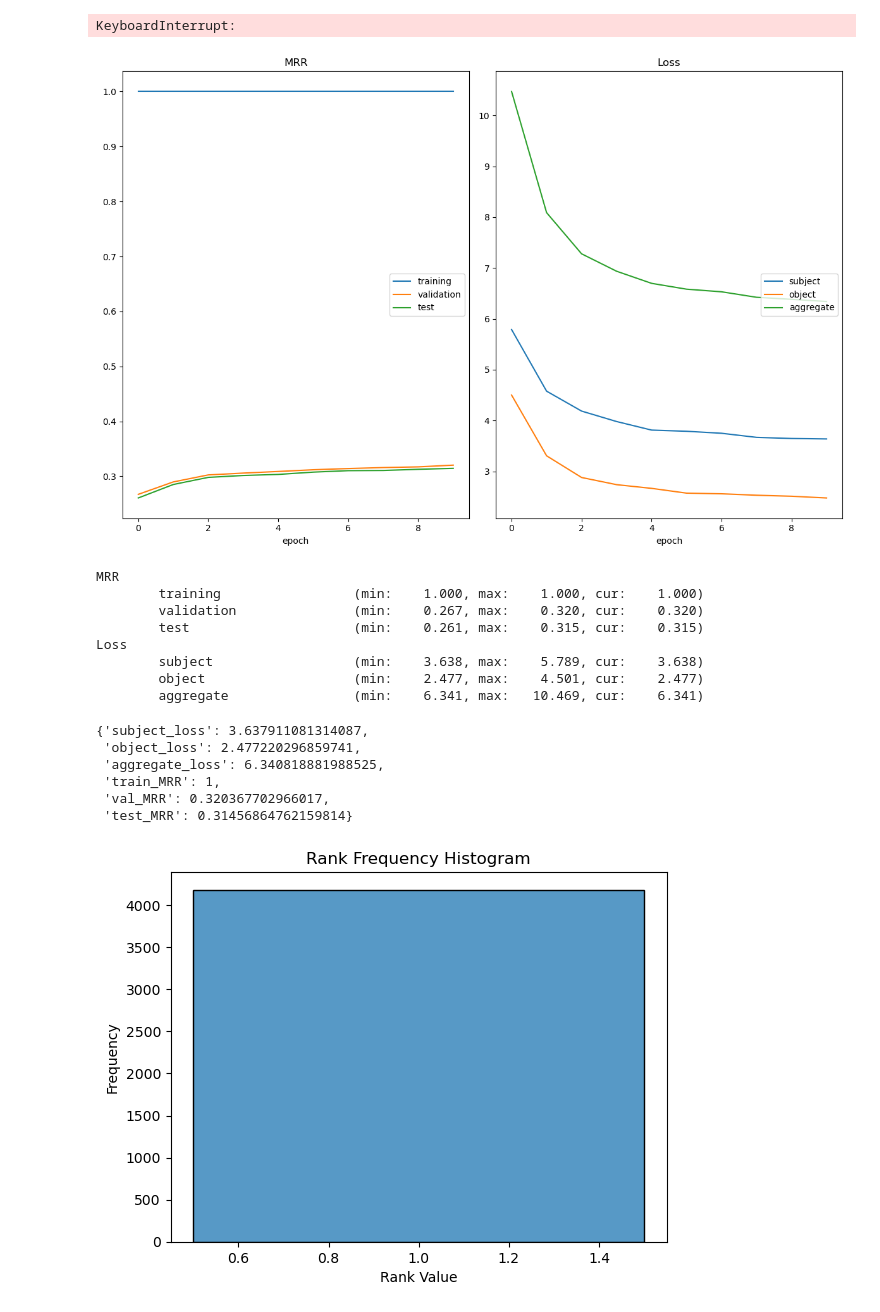
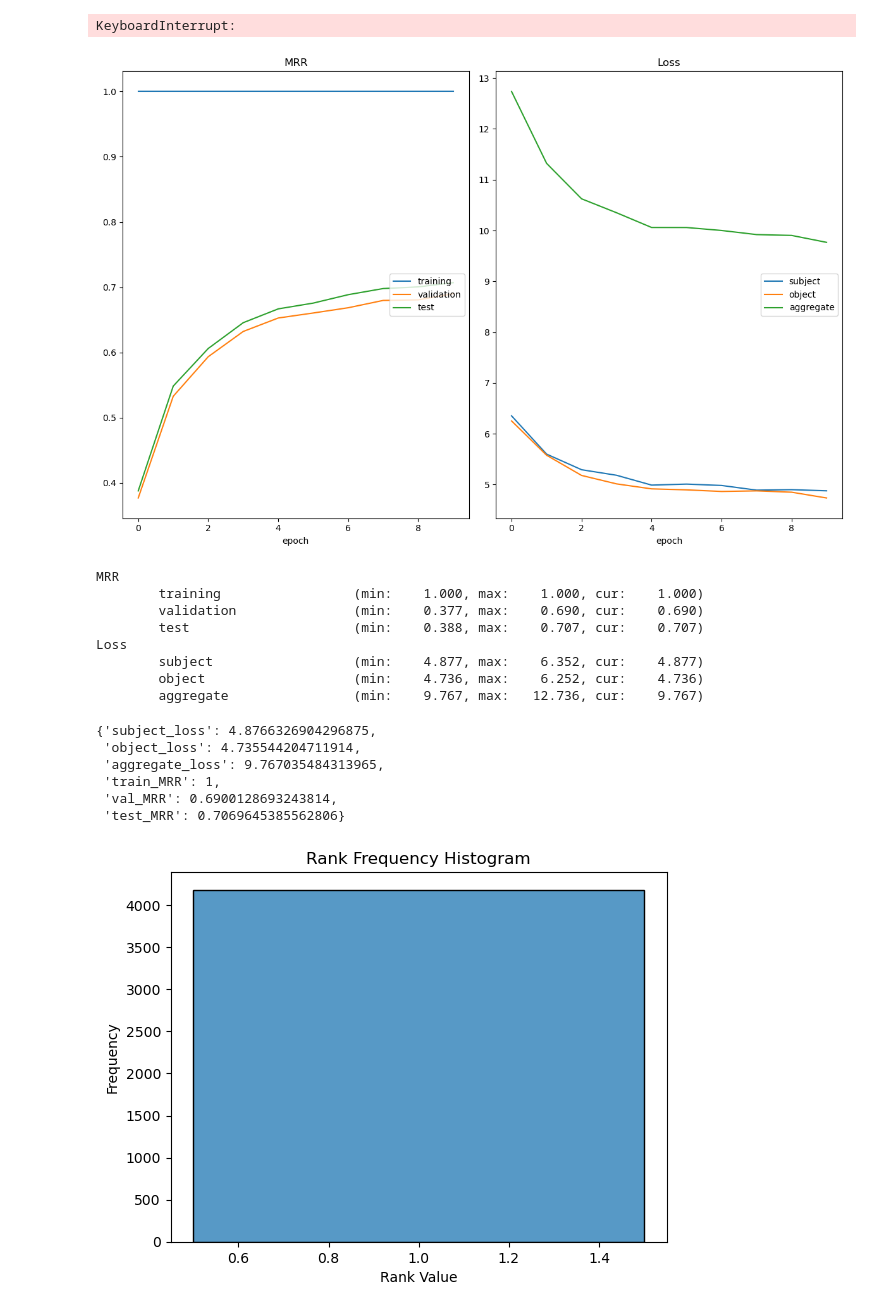
Before and after one commit to FlintyTub49/augmentation-diss, a Jupyter notebook: KGC Embeddings.ipynb, the cells around one changed output. Saved outputs shown, nothing was run; the diff lists cells and outputs as text; code cells hidden in the pictures.

```diff
--- a/KGC Embeddings.ipynb
+++ b/KGC Embeddings.ipynb
@@ -32,9 +32,9 @@ def read_triples(path: str) -> List[Tuple[str, str, str]]:
     return triples
 
 
-train_triples_lst = read_triples('text_files/fb15k/train.tsv')
-valid_triples_lst = read_triples('text_files/fb15k/valid.tsv')
-test_triples_lst = read_triples('text_files/fb15k/test.tsv')
+train_triples_lst = read_triples('text_files/gene/train.tsv')
+valid_triples_lst = read_triples('text_files/gene/valid.tsv')
+test_triples_lst = read_triples('text_files/gene/test.tsv')
 
 train_df = pd.DataFrame(train_triples_lst, columns =['Subject', 'Predicate', 'Object'])
 train_df
@@ -504,7 +504,7 @@ optimiser = optim.Adagrad(model.parameters(), lr=0.1)
 regulariser = F2()
 
 nb_epochs = 10
-batch_size = 8192
+batch_size = 4096
 regulariser_weight = 0.001
 
 dataset = TensorDataset(train_t)
@@ -538,51 +538,51 @@ for epoch_no in range(1, nb_epochs + 1):
     s_loss = loss_function(s_scores, triple_batch[:, 0])
     o_loss = loss_function(o_scores, triple_batch[:, 2])
 
     factors = [model.factor(triple_batch[:, 0], is_entity=True),
                model.factor(triple_batch[:, 1], is_entity=False),
                model.factor(triple_batch[:, 2], is_entity=True)]
 
     # The loss is given by the "mismatch (loss) value" mentioned earlier, and a regularisation term
     loss = s_loss + o_loss + regulariser_weight * regulariser(factors)
 
     optimiser.zero_grad()
 
     # Compute the gradient of the training objective (L(θ) + λΩ(θ)) with respect to θ (entity and predicate embeddings)
     loss.backward()
 
     # Perform one stochastic gradient descent step
     optimiser.step()
 
   # train_metrics = evaluate(test_triples=train_t, all_triples=all_t, model=model)
   valid_metrics = evaluate(test_triples=valid_t, all_triples=all_t, model=model)
   test_metrics = evaluate(test_triples=test_t, all_triples=all_t, model=model)
 
   # logs = {'subject_loss': s_loss.item(), 'object_loss': o_loss.item(), 'aggregate_loss': loss.item(),
   #         'train_MRR': train_metrics['mrr'], 'val_MRR': valid_metrics['mrr'], 'test_MRR': test_metrics['mrr']}
   logs = {'subject_loss': s_loss.item(), 'object_loss': o_loss.item(), 'aggregate_loss': loss.item(),
           'train_MRR': 1, 'val_MRR': valid_metrics['mrr'], 'test_MRR': test_metrics['mrr']}
 
   liveloss.update(logs)
   liveloss.send()
 # %% [output]
-[figure, old version]
+[figure, new version]
 MRR
         training                 (min:    1.000, max:    1.000, cur:    1.000)
-        validation               (min:    0.267, max:    0.320, cur:    0.320)
-        test                     (min:    0.261, max:    0.315, cur:    0.315)
+        validation               (min:    0.377, max:    0.690, cur:    0.690)
+        test                     (min:    0.388, max:    0.707, cur:    0.707)
 Loss
-        subject                  (min:    3.638, max:    5.789, cur:    3.638)
-        object                   (min:    2.477, max:    4.501, cur:    2.477)
-        aggregate                (min:    6.341, max:   10.469, cur:    6.341)
+        subject                  (min:    4.877, max:    6.352, cur:    4.877)
+        object                   (min:    4.736, max:    6.252, cur:    4.736)
+        aggregate                (min:    9.767, max:   12.736, cur:    9.767)
 # %%
 logs
 # %% [output]
-{'subject_loss': 3.637911081314087,
- 'object_loss': 2.477220296859741,
- 'aggregate_loss': 6.340818881988525,
+{'subject_loss': 4.8766326904296875,
+ 'object_loss': 4.735544204711914,
+ 'aggregate_loss': 9.767035484313965,
  'train_MRR': 1,
- 'val_MRR': 0.320367702966017,
- 'test_MRR': 0.31456864762159814}
+ 'val_MRR': 0.6900128693243814,
+ 'test_MRR': 0.7069645385562806}
 # %%
 train_metrics = evaluate(test_triples=train_t, all_triples=all_t, model=model)
 valid_metrics = evaluate(test_triples=valid_t, all_triples=all_t, model=model)
```
Also changed, not shown: parts of 4 cells of this notebook, 8 other files.
